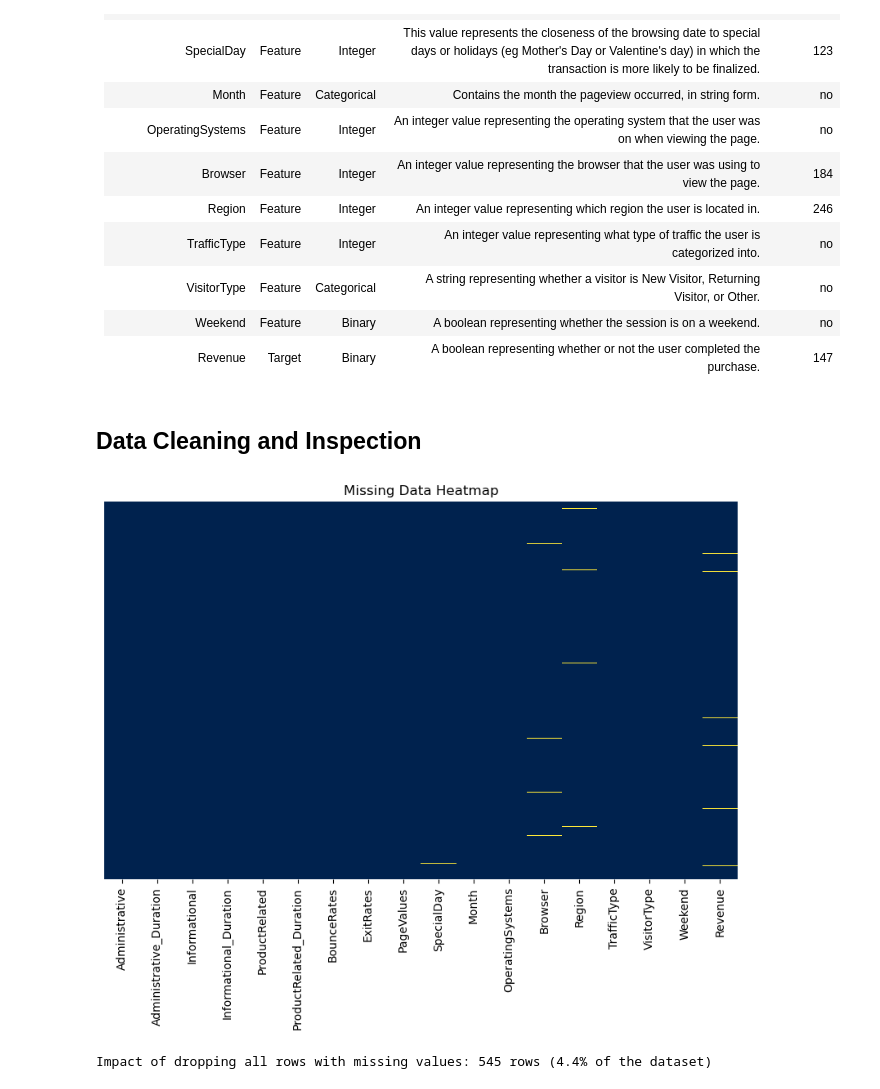
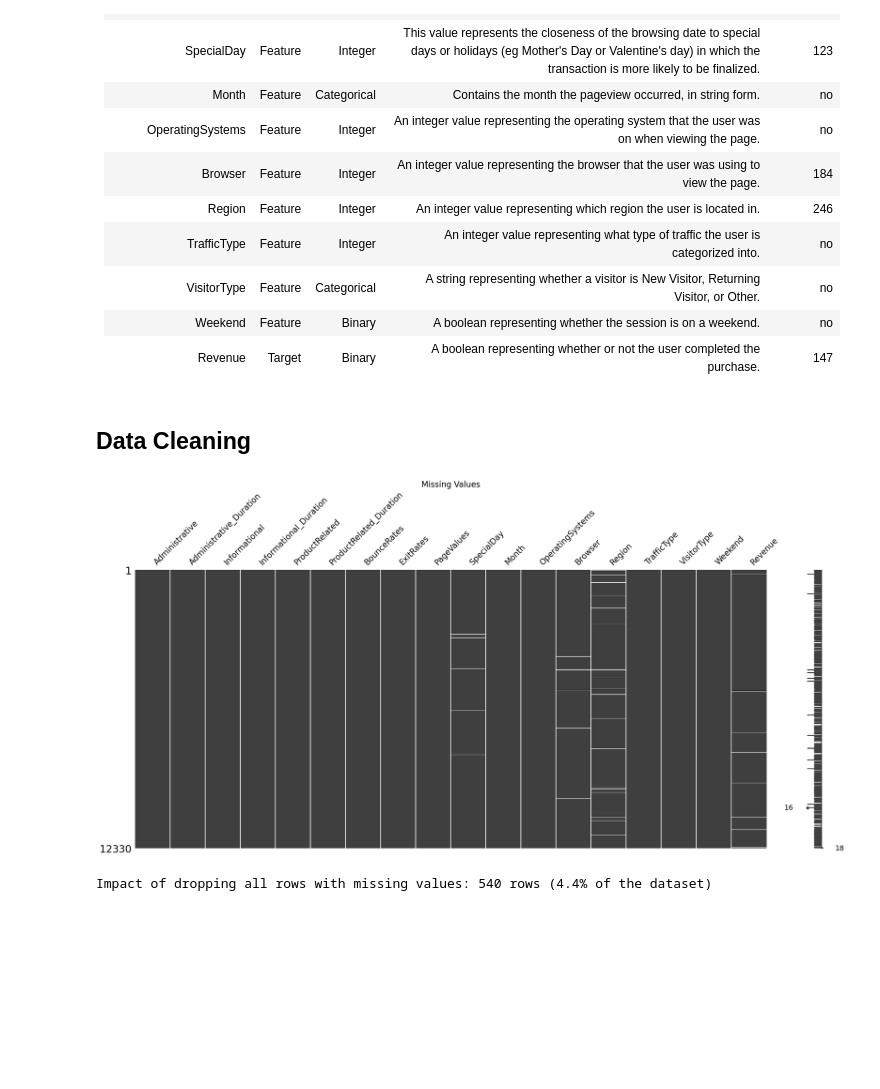
Before and after one commit to FutureGoose/ecommerce_purchase_prediction, a Jupyter notebook: gustaf_boden_ml_projekt.ipynb, the cells around one changed output. Saved outputs shown, nothing was run; the diff lists cells and outputs as text; code cells hidden in the pictures; blank space fills up the shorter version.

Commit message:
Data cleaning

```diff
--- a/gustaf_boden_ml_projekt.ipynb
+++ b/gustaf_boden_ml_projekt.ipynb
@@ -56,19 +84,19 @@ memory usage: 1.7+ MB
 | Weekend                 | Feature  | Binary      | A boolean representing whether the session is on a weekend.                                                                                                                                            | no             |
 | Revenue                 | Target   | Binary      | A boolean representing whether or not the user completed the purchase.                                                                                                                                 | 147            |
 # %% [markdown]
-## Data Cleaning and Inspection
+## Data Cleaning
-# %%
-# Heatmap to visualize the missing data
-missing = df.isnull()
-plt.figure(figsize=(10, 6))
-sns.heatmap(missing, cbar=False, yticklabels=False, cmap='cividis')  #viridis
-plt.title('Missing Data Heatmap')
-plt.show()
-# %% [output]
-[figure, removed]
+# %%
+import missingno as msno
+
+# Visualize the missing data
+msno.matrix(df)
+plt.title('Missing Values', fontsize=16)
+plt.show()
+# %% [output]
+[figure, added]
 # %%
-# Dropping missing values in target
-df.drop('Revenue', axis=1, inplace=True)
+# Missing values in target is not feasible and is dropped
+df.dropna(subset=['Revenue'], inplace=True)
 
 # Calculate the impact of drop rows with missing values
 df_temp = df.copy()
@@ -78,7 +106,7 @@ rows_dropped = rows_before_drop - len(df_temp)
 percentage_dropped = (rows_dropped / rows_before_drop) * 100
 print(f"\nImpact of dropping all rows with missing values: {rows_dropped} rows ({percentage_dropped:.2}% of the dataset)")
 # %% [output]
-Impact of dropping all rows with missing values: 545 rows (4.4% of the dataset)
+Impact of dropping all rows with missing values: 540 rows (4.4% of the dataset)
 # %%
 # Drop duplicate rows
 rows_dropped = df.duplicated().sum()
```
Also changed, not shown: parts of 29 cells of this notebook, 1 other file.
